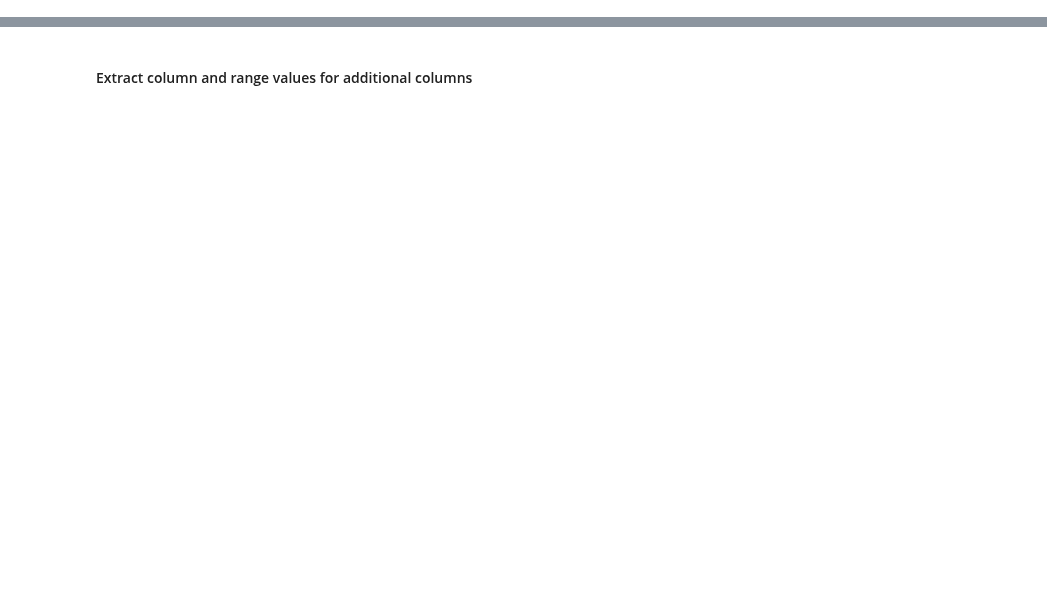
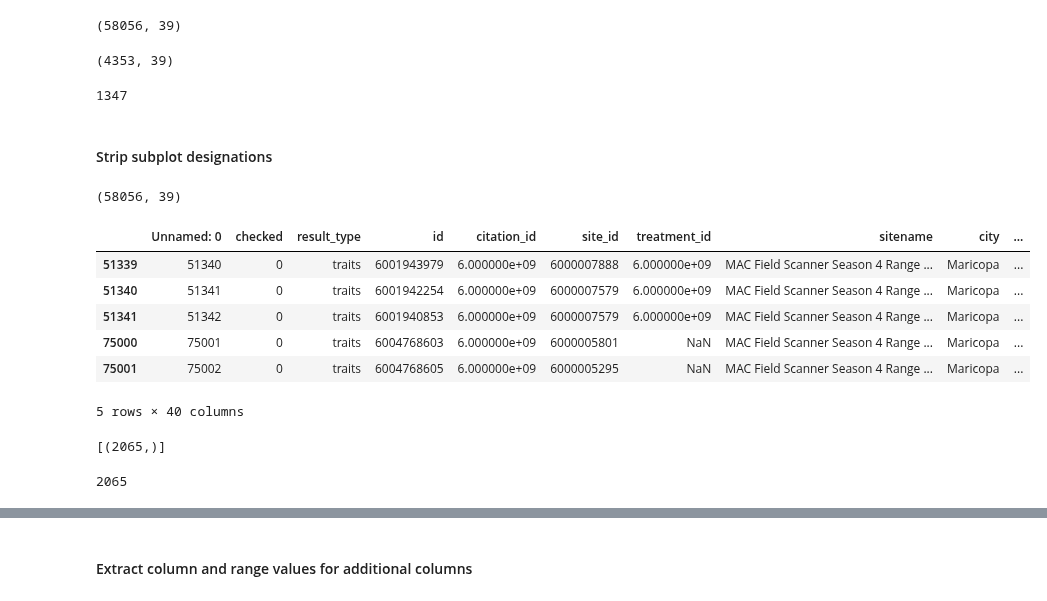
Before and after one commit to genophenoenvo/terraref-datasets, a Jupyter notebook: notebooks/canopy_heights.ipynb, the cells around one changed output, grey strips where cells are left out. Drawn from its saved outputs; the diff is of its cells as text; code cells hidden in the pictures; blank space fills up the shorter version.

Commit message:
sql queries for obtaining max canopy heights first draft

```diff
--- a/notebooks/canopy_heights.ipynb
+++ b/notebooks/canopy_heights.ipynb
@@ -245,0 +10,3 @@ manual_df_2 = manual_df_1.rename({'mean': 'canopy_height'}, axis=1)
+# %%
+df_0 = pd.read_csv('../data/raw/mac_season_4.csv', low_memory=False)
+# df_0.head()
@@ -245,0 +93,53 @@ manual_df_2 = manual_df_1.rename({'mean': 'canopy_height'}, axis=1)
+# %%
+df_1 = df_0.loc[df_0.trait == 'canopy_height']
+df_1.shape
+# %% [output]
+(58056, 39)
+# %%
+e_w_subplots = df_1.loc[((df_1.sitename.str.endswith(' E')) | (df_1.sitename.str.endswith(' W')))]
+e_w_subplots.shape
+# %% [output]
+(4353, 39)
+# %%
+e_w_subplots.sitename.nunique()
+# %% [output]
+1347
+# %% [markdown]
+#### Strip subplot designations
+# %%
+df_1.shape
+# %% [output]
+(58056, 39)
+# %%
+sitename_values = df_1.sitename.values
+no_e_w_names = []
+
+for name in sitename_values:
+
+    if name.endswith(' W') | name.endswith(' E'):
+        name = name[:-2]
+        no_e_w_names.append(name)
+
+    else:
+        no_e_w_names.append(name)
+# %%
+df_2 = df_1.copy()
+df_2['new_sitenames'] = no_e_w_names
+# df_2.head()
+# %% [output]
+|  | Unnamed: 0 | checked | result_type | id | citation_id | site_id | treatment_id | sitename | city | ... |
+| 51339 | 51340 | 0 | traits | 6001943979 | 6.000000e+09 | 6000007888 | 6.000000e+09 | MAC Field Scanner Season 4 Range ... | Maricopa | ... |
+| 51340 | 51341 | 0 | traits | 6001942254 | 6.000000e+09 | 6000007579 | 6.000000e+09 | MAC Field Scanner Season 4 Range ... | Maricopa | ... |
+| 51341 | 51342 | 0 | traits | 6001940853 | 6.000000e+09 | 6000007579 | 6.000000e+09 | MAC Field Scanner Season 4 Range ... | Maricopa | ... |
+| 75000 | 75001 | 0 | traits | 6004768603 | 6.000000e+09 | 6000005801 | NaN | MAC Field Scanner Season 4 Range ... | Maricopa | ... |
+| 75001 | 75002 | 0 | traits | 6004768605 | 6.000000e+09 | 6000005295 | NaN | MAC Field Scanner Season 4 Range ... | Maricopa | ... |
+5 rows × 40 columns
+# %%
+# df_2.to_sql('canopy_heights_no_subplots', con=engine)
+engine.execute("SELECT COUNT(DISTINCT sitename) FROM canopy_heights_no_subplots;").fetchall()
+# %% [output]
+[(2065,)]
+# %%
+df_2.sitename.nunique()
+# %% [output]
+2065
```
Also changed, not shown: parts of 70 cells of this notebook.
